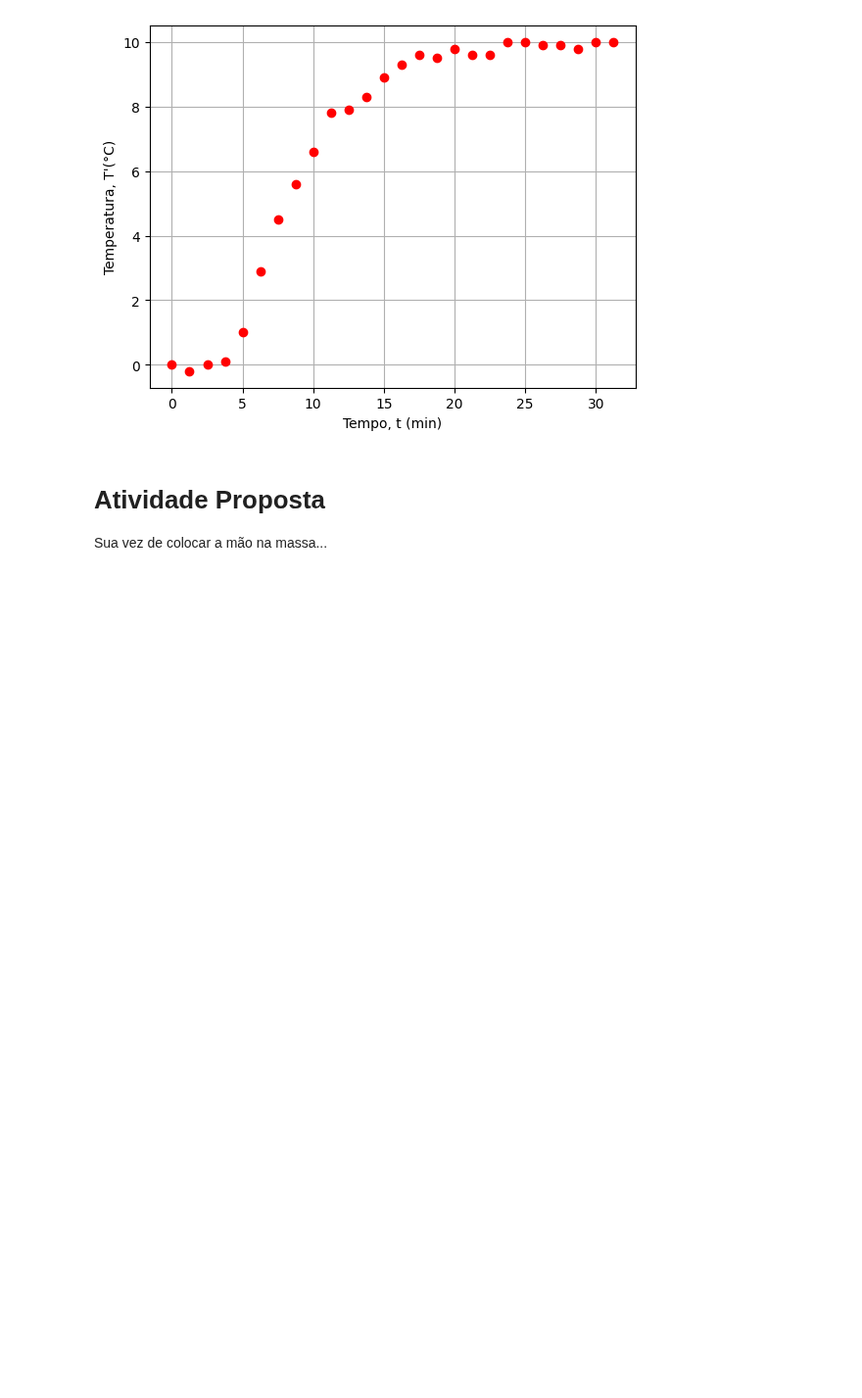
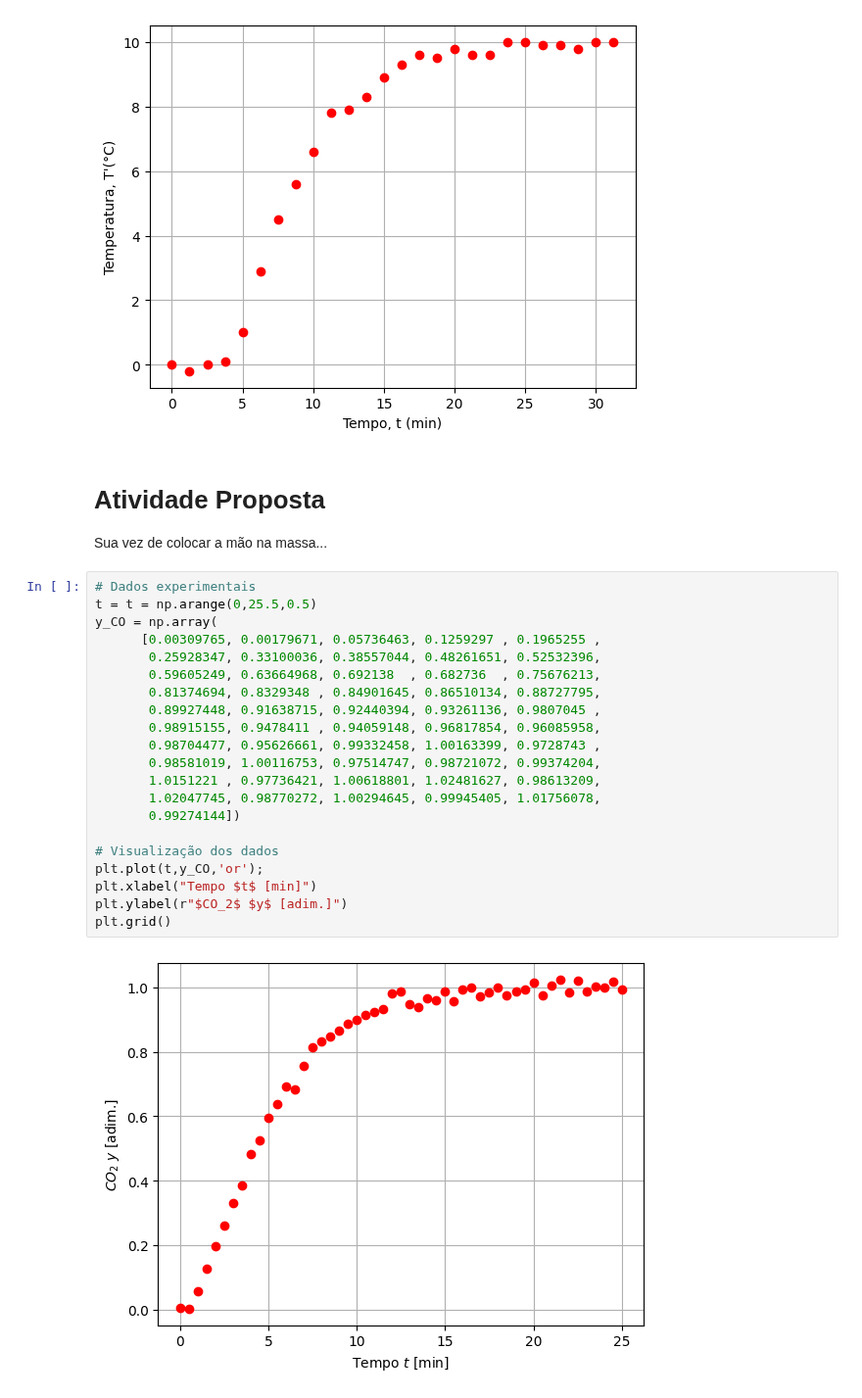
Before and after one commit to juliosdutra/Controle_de_Processos_UFES, a Jupyter notebook: 3.Transfer-functions/identificacao_de_sistemas.ipynb, the cells around one changed output. Shown at 98% size. Drawn from its saved outputs; the diff is of its cells as text; blank space fills up the shorter version.

```diff
--- a/3.Transfer-functions/identificacao_de_sistemas.ipynb
+++ b/3.Transfer-functions/identificacao_de_sistemas.ipynb
@@ -33,3 +33,26 @@ plt.grid();
 # %% [markdown]
 # Atividade Proposta
 Sua vez de colocar a mão na massa...
+# %%
+# Dados experimentais
+t = t = np.arange(0,25.5,0.5)
+y_CO = np.array(
+      [0.00309765, 0.00179671, 0.05736463, 0.1259297 , 0.1965255 ,
+       0.25928347, 0.33100036, 0.38557044, 0.48261651, 0.52532396,
+       0.59605249, 0.63664968, 0.692138  , 0.682736  , 0.75676213,
+       0.81374694, 0.8329348 , 0.84901645, 0.86510134, 0.88727795,
+       0.89927448, 0.91638715, 0.92440394, 0.93261136, 0.9807045 ,
+       0.98915155, 0.9478411 , 0.94059148, 0.96817854, 0.96085958,
+       0.98704477, 0.95626661, 0.99332458, 1.00163399, 0.9728743 ,
+       0.98581019, 1.00116753, 0.97514747, 0.98721072, 0.99374204,
+       1.0151221 , 0.97736421, 1.00618801, 1.02481627, 0.98613209,
+       1.02047745, 0.98770272, 1.00294645, 0.99945405, 1.01756078,
+       0.99274144])
+
+# Visualização dos dados
+plt.plot(t,y_CO,'or');
+plt.xlabel("Tempo $t$ [min]")
+plt.ylabel(r"$CO_2$ $y$ [adim.]")
+plt.grid()
+# %% [output]
+[figure, added]
```
